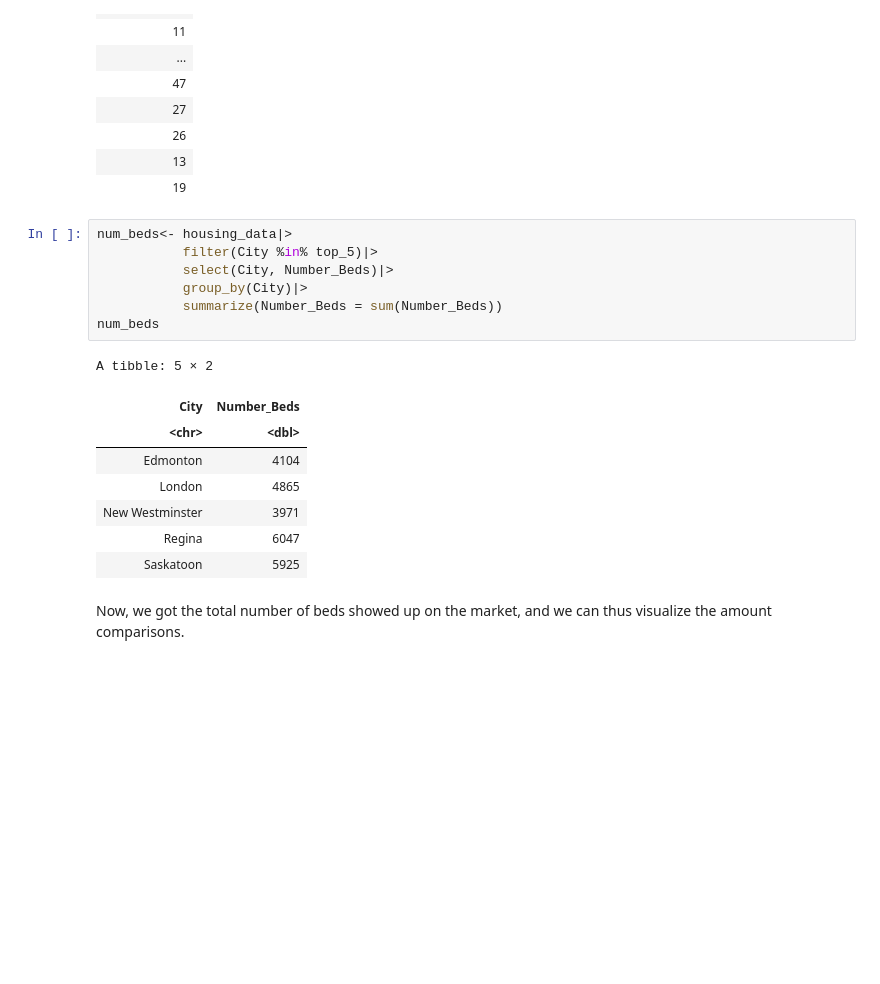
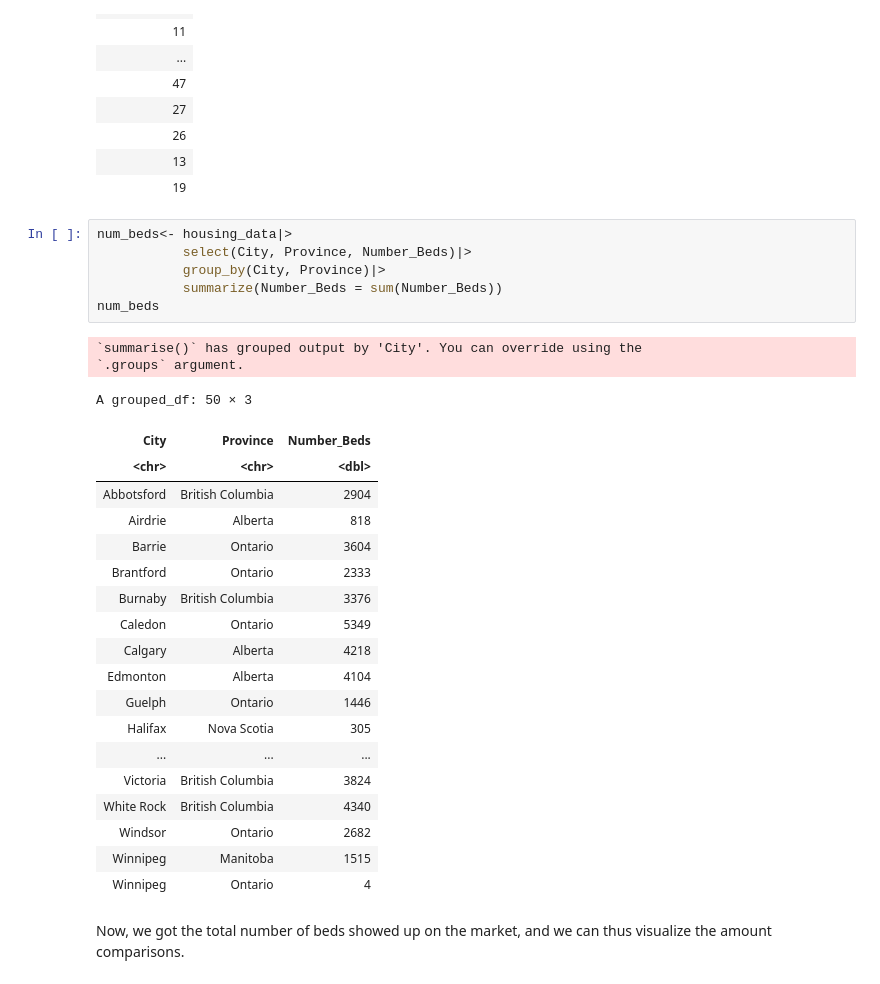
Before and after one commit to slappyslop/dsci-100-002-033, a Jupyter notebook: viz1.ipynb, the cells around one changed output. Drawn from its saved outputs; the diff is of its cells as text; blank space fills up the shorter version.

```diff
--- a/viz1.ipynb
+++ b/viz1.ipynb
@@ -94,20 +83,32 @@ A tibble: 31 × 1
 | 19 |
 # %%
 num_beds<- housing_data|>
-           filter(City %in% top_5)|>
-           select(City, Number_Beds)|>
-           group_by(City)|>
+           select(City, Province, Number_Beds)|>
+           group_by(City, Province)|>
            summarize(Number_Beds = sum(Number_Beds))
 num_beds
 # %% [output]
-A tibble: 5 × 2
+`summarise()` has grouped output by 'City'. You can override using the
+`.groups` argument.
+A grouped_df: 50 × 3
-| City | Number_Beds |
-| <chr> | <dbl> |
-| Edmonton | 4104 |
-| London | 4865 |
-| New Westminster | 3971 |
-| Regina | 6047 |
-| Saskatoon | 5925 |
+| City | Province | Number_Beds |
+| <chr> | <chr> | <dbl> |
+| Abbotsford | British Columbia | 2904 |
+| Airdrie | Alberta | 818 |
+| Barrie | Ontario | 3604 |
+| Brantford | Ontario | 2333 |
+| Burnaby | British Columbia | 3376 |
+| Caledon | Ontario | 5349 |
+| Calgary | Alberta | 4218 |
+| Edmonton | Alberta | 4104 |
+| Guelph | Ontario | 1446 |
+| Halifax | Nova Scotia | 305 |
+| ... | ... | ... |
+| Victoria | British Columbia | 3824 |
+| White Rock | British Columbia | 4340 |
+| Windsor | Ontario | 2682 |
+| Winnipeg | Manitoba | 1515 |
+| Winnipeg | Ontario | 4 |
 # %% [markdown]
 Now, we got the total number of beds showed up on the market, and we can thus visualize the amount comparisons.
 # %%
```
Also changed, not shown: parts of 5 cells of this notebook.
